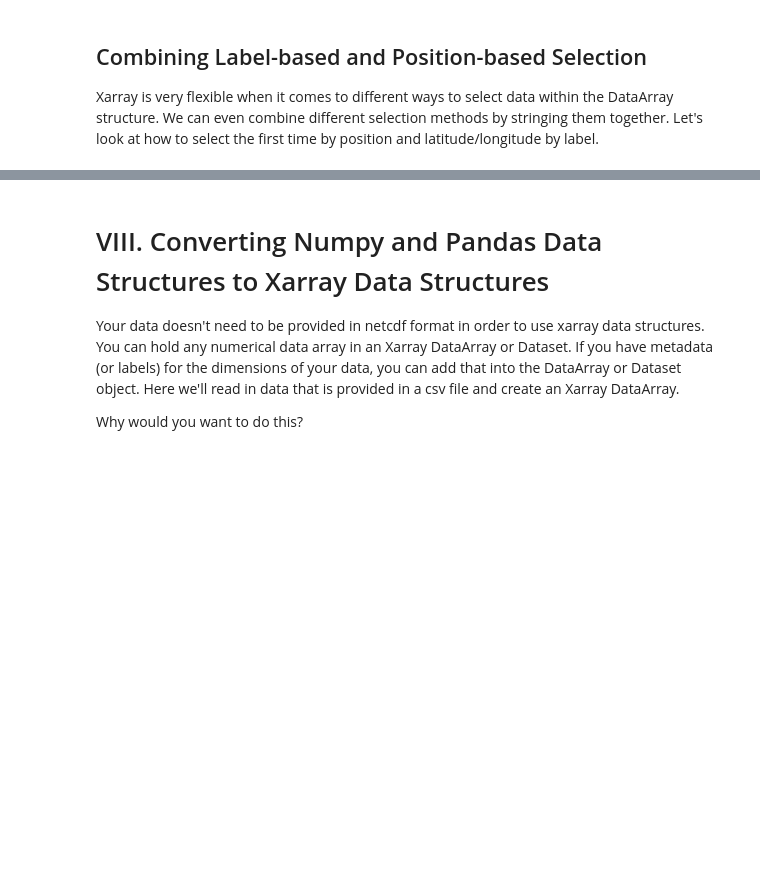
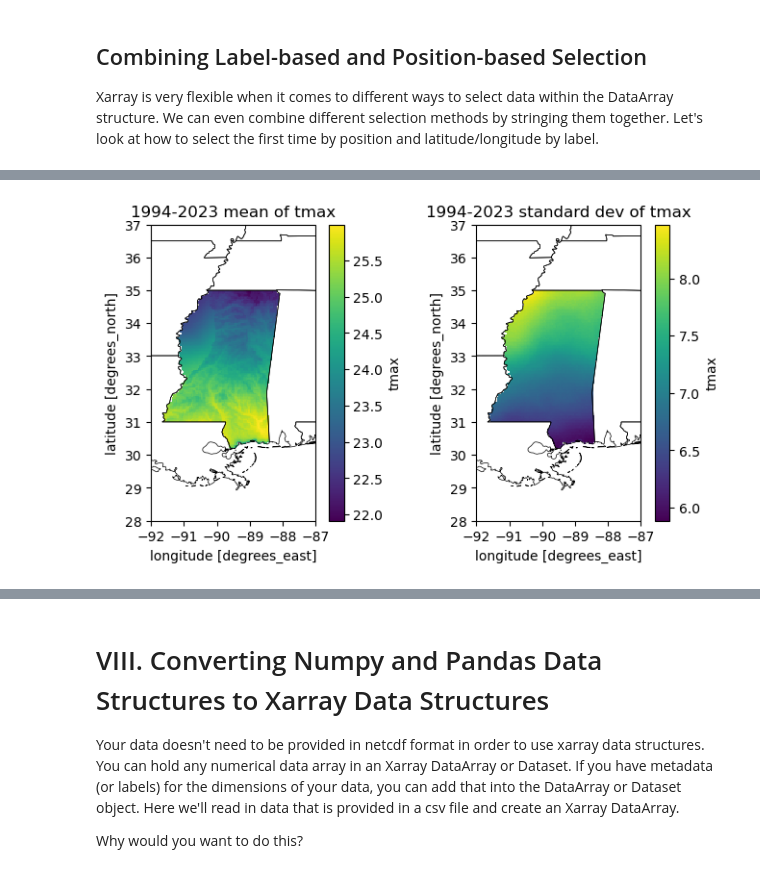
Before and after one commit to kerriegeil/DEV_canvas_beginner_py, a Jupyter notebook: IntroToXarray.ipynb, the cells around one changed output, grey strips where cells are left out. Cells and saved outputs as stored; diff of their text form; code cells hidden in the pictures; blank space fills up the shorter version.

```diff
--- a/IntroToXarray.ipynb
+++ b/IntroToXarray.ipynb
@@ -1048,0 +491,2 @@ Each ndarray has a number of *attributes*. These may also be called array *prope
+# %%
+tx_std = tx.std('time')
@@ -1048,0 +511,32 @@ Each ndarray has a number of *attributes*. These may also be called array *prope
+# %%
+# year values for use in plot titles
+year_start, year_end = tx.time.isel(time=0).dt.year.data, tx.time.isel(time=-1).dt.year.data
+
+# create main figure object
+fig = plt.figure(figsize=(8,4))
+
+# create axes objects within the figure
+# left plot
+ax = fig.add_subplot(121, projection=ccrs.PlateCarree()) # first subplot using Pseudo Plate Carree for display
+ax.set_extent([-92, -87, 28, 37], crs=ccrs.PlateCarree()) # map lat lon extents
+ax.add_feature(cfeature.STATES, linewidth=0.5, edgecolor='black') # Add state boundaries
+ax.set_xticks(ax.get_xticks()) # show x-axis label, ticks, tick labels
+ax.set_yticks(ax.get_yticks()) # show y-axis label, ticks, tick labels
+
+tx_mean.plot(ax=ax) # what to plot on this axes object
+ax.set_title(f'{year_start}-{year_end} mean of tmax', fontsize=12)
+
+# right plot
+ax2 = fig.add_subplot(122, projection=ccrs.PlateCarree())
+ax2.set_extent([-92, -87, 28, 37], crs=ccrs.PlateCarree())
+ax2.add_feature(cfeature.STATES, linewidth=0.5, edgecolor='black')
+ax2.set_xticks(ax2.get_xticks())
+ax2.set_yticks(ax2.get_yticks())
+
+tx_std.plot(ax=ax2) # what to plot on this axes object
+ax2.set_title(f'{year_start}-{year_end} standard dev of tmax', fontsize=12)
+
+# plot everything
+plt.show()
+# %% [output]
+[figure, added]
```
Also changed, not shown: parts of 101 cells of this notebook.
